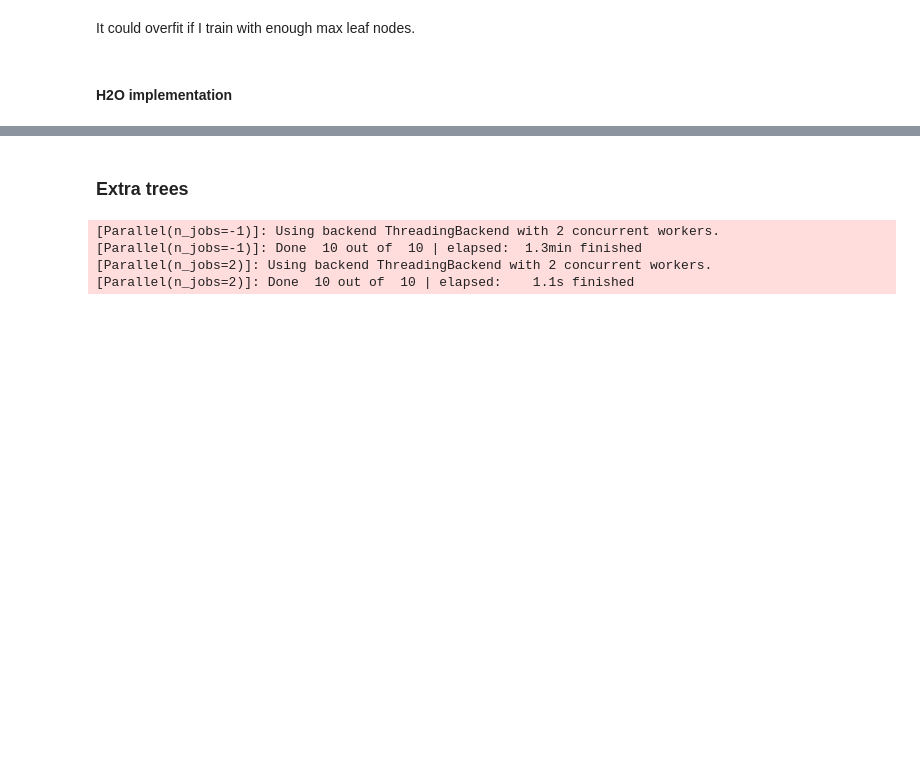
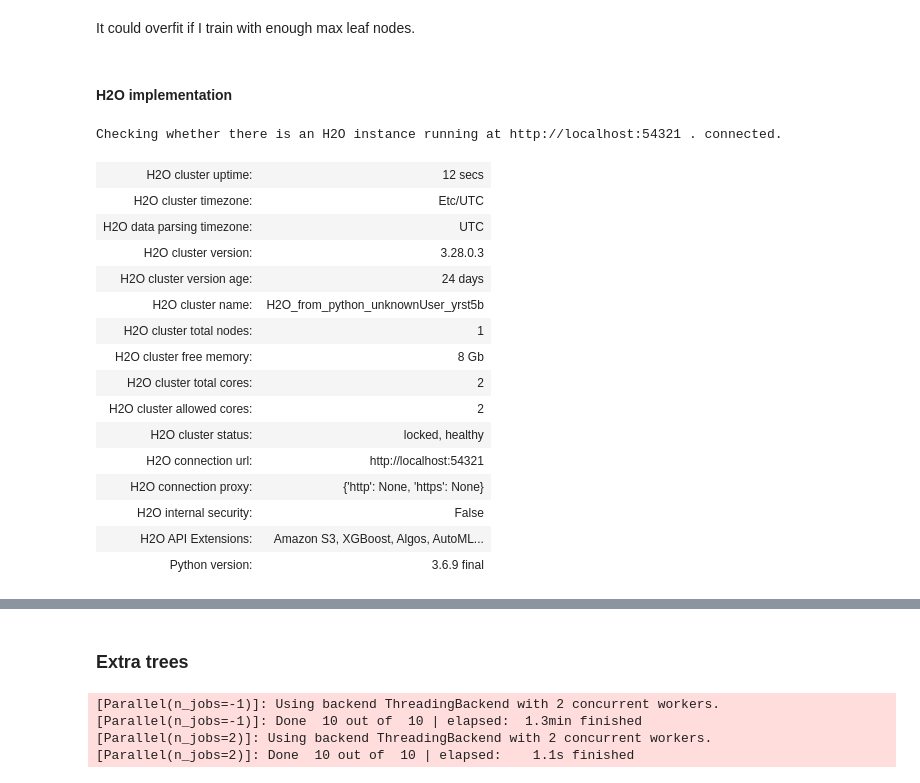
Before and after one commit to kenzaxtazi/agri-risk, a Jupyter notebook: Model_exploration_Raghul.ipynb, the cells around one changed output, grey strips where cells are left out. Cells and saved outputs as stored; diff of their text form; code cells hidden in the pictures; blank space fills up the shorter version.

```diff
--- a/Model_exploration_Raghul.ipynb
+++ b/Model_exploration_Raghul.ipynb
@@ -408,0 +427,21 @@ import h2o
+# %%
+import h2o
+h2o.init(nthreads = -1, max_mem_size = 12)
+# %% [output]
+Checking whether there is an H2O instance running at http://localhost:54321 . connected.
+| H2O cluster uptime: | 12 secs |
+| H2O cluster timezone: | Etc/UTC |
+| H2O data parsing timezone: | UTC |
+| H2O cluster version: | 3.28.0.3 |
+| H2O cluster version age: | 24 days |
+| H2O cluster name: | H2O_from_python_unknownUser_yrst5b |
+| H2O cluster total nodes: | 1 |
+| H2O cluster free memory: | 8 Gb |
+| H2O cluster total cores: | 2 |
+| H2O cluster allowed cores: | 2 |
+| H2O cluster status: | locked, healthy |
+| H2O connection url: | http://localhost:54321 |
+| H2O connection proxy: | {'http': None, 'https': None} |
+| H2O internal security: | False |
+| H2O API Extensions: | Amazon S3, XGBoost, Algos, AutoML... |
+| Python version: | 3.6.9 final |
```
Also changed, not shown: parts of 22 cells of this notebook.
